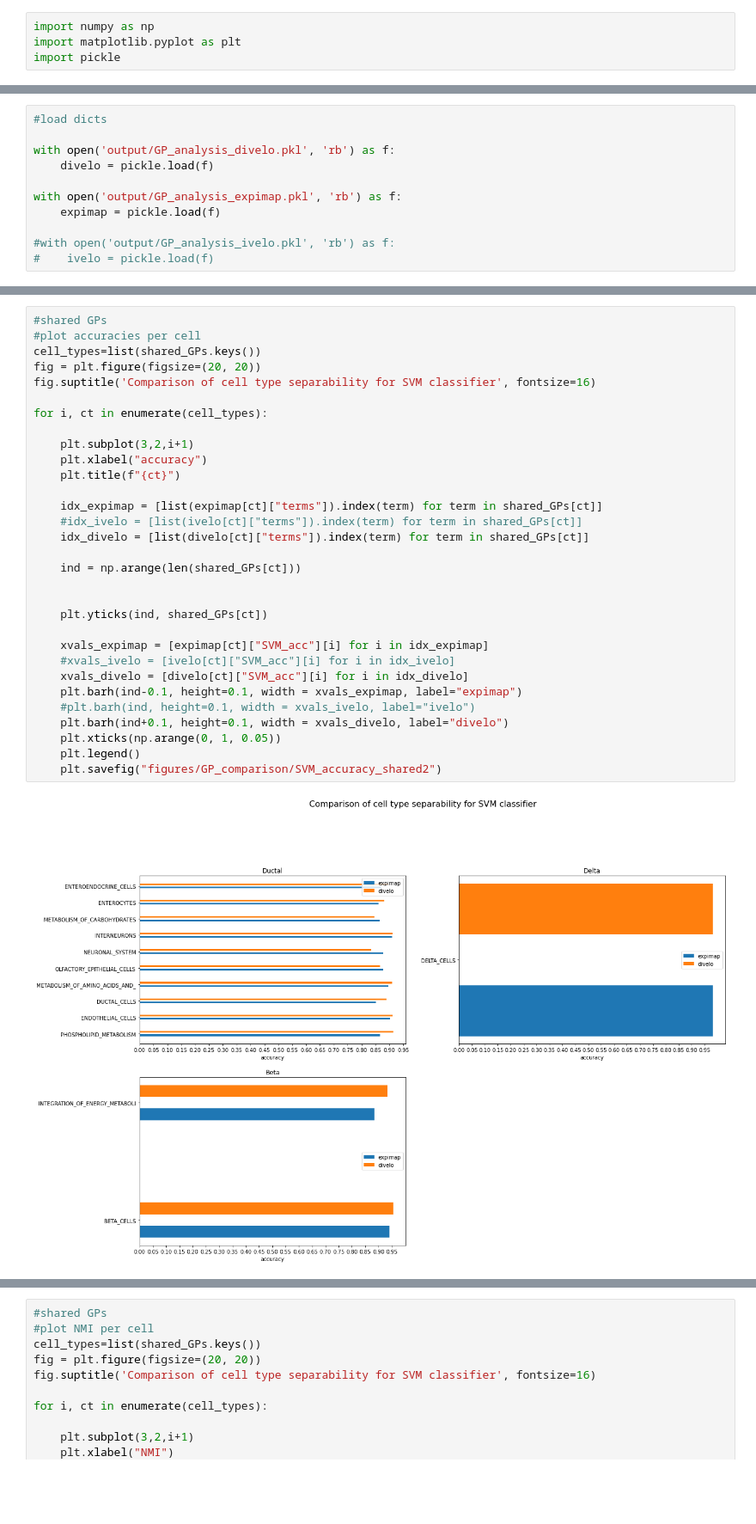
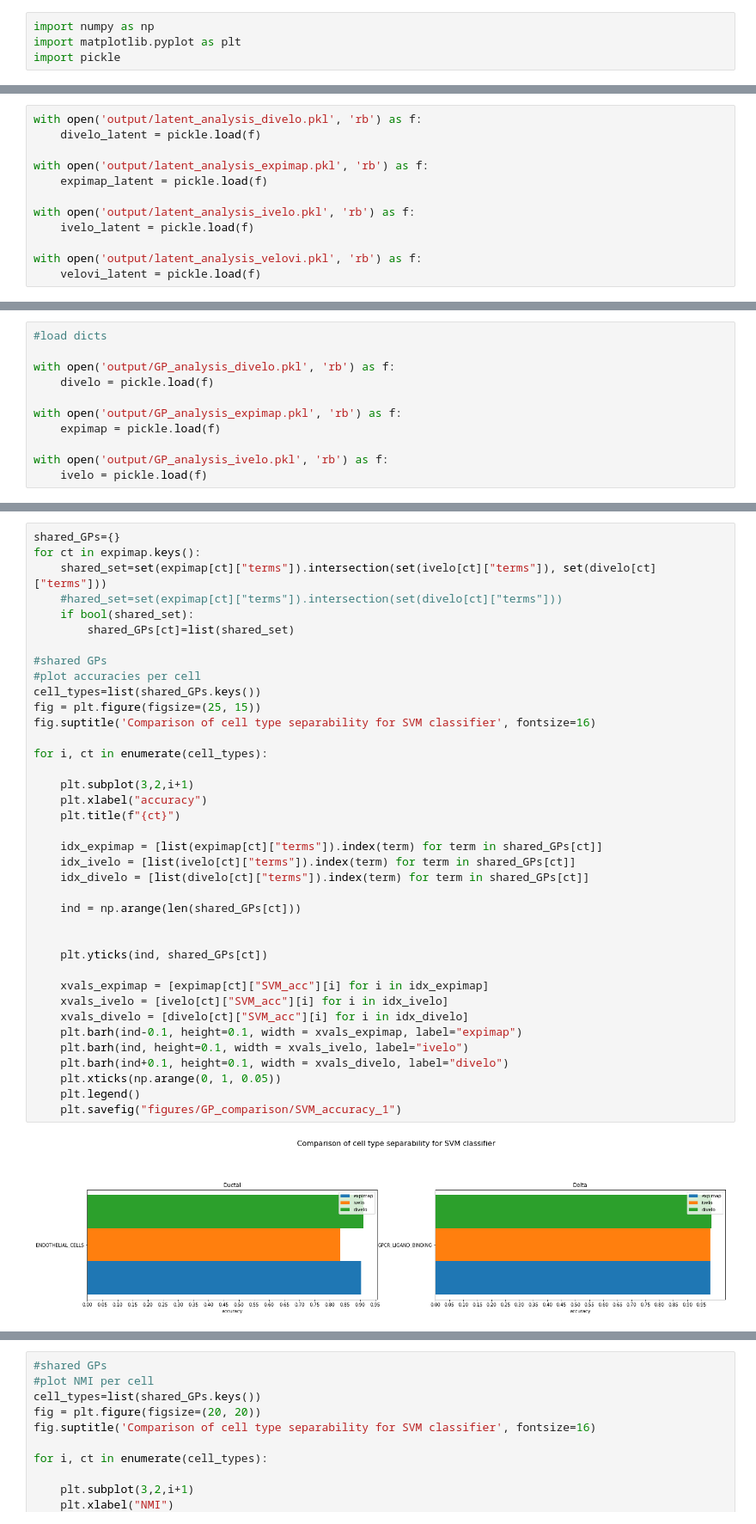
Before and after one commit to chelseabright96/velo_interpret, a Jupyter notebook: velovi/comparison.ipynb, the cells around one changed output, grey strips where cells are left out. Shown: that part at 86% size. Saved outputs shown, nothing was run; the diff lists cells and outputs as text; blank space fills up the shorter version.

Commit message:
add plots

```diff
--- a/velovi/comparison.ipynb
+++ b/velovi/comparison.ipynb
@@ -6,0 +9,12 @@ import pickle
+# %%
+with open('output/latent_analysis_divelo.pkl', 'rb') as f:
+    divelo_latent = pickle.load(f)
+
+with open('output/latent_analysis_expimap.pkl', 'rb') as f:
+    expimap_latent = pickle.load(f)
+
+with open('output/latent_analysis_ivelo.pkl', 'rb') as f:
+    ivelo_latent = pickle.load(f)
+
+with open('output/latent_analysis_velovi.pkl', 'rb') as f:
+    velovi_latent = pickle.load(f)
@@ -13,8 +53,8 @@ with open('output/GP_analysis_divelo.pkl', 'rb') as f:
 with open('output/GP_analysis_expimap.pkl', 'rb') as f:
     expimap = pickle.load(f)
 
-#with open('output/GP_analysis_ivelo.pkl', 'rb') as f:
-#    ivelo = pickle.load(f)
+with open('output/GP_analysis_ivelo.pkl', 'rb') as f:
+    ivelo = pickle.load(f)
 # %%
 #plot no of sig GPs per cell
 
@@ -63,33 +135,40 @@ shared_GPs
 # %%
+shared_GPs={}
+for ct in expimap.keys():
+    shared_set=set(expimap[ct]["terms"]).intersection(set(ivelo[ct]["terms"]), set(divelo[ct]["terms"]))
+    #hared_set=set(expimap[ct]["terms"]).intersection(set(divelo[ct]["terms"]))
+    if bool(shared_set):
+        shared_GPs[ct]=list(shared_set)
+
 #shared GPs
 #plot accuracies per cell
 cell_types=list(shared_GPs.keys())
-fig = plt.figure(figsize=(20, 20))
+fig = plt.figure(figsize=(25, 15))
 fig.suptitle('Comparison of cell type separability for SVM classifier', fontsize=16)
 
 for i, ct in enumerate(cell_types):
 
     plt.subplot(3,2,i+1)
     plt.xlabel("accuracy")
     plt.title(f"{ct}")
 
     idx_expimap = [list(expimap[ct]["terms"]).index(term) for term in shared_GPs[ct]]
-    #idx_ivelo = [list(ivelo[ct]["terms"]).index(term) for term in shared_GPs[ct]]
+    idx_ivelo = [list(ivelo[ct]["terms"]).index(term) for term in shared_GPs[ct]]
     idx_divelo = [list(divelo[ct]["terms"]).index(term) for term in shared_GPs[ct]]
 
     ind = np.arange(len(shared_GPs[ct]))
 
 
     plt.yticks(ind, shared_GPs[ct])
 
     xvals_expimap = [expimap[ct]["SVM_acc"][i] for i in idx_expimap]
-    #xvals_ivelo = [ivelo[ct]["SVM_acc"][i] for i in idx_ivelo]
+    xvals_ivelo = [ivelo[ct]["SVM_acc"][i] for i in idx_ivelo]
     xvals_divelo = [divelo[ct]["SVM_acc"][i] for i in idx_divelo]
     plt.barh(ind-0.1, height=0.1, width = xvals_expimap, label="expimap")
-    #plt.barh(ind, height=0.1, width = xvals_ivelo, label="ivelo")
+    plt.barh(ind, height=0.1, width = xvals_ivelo, label="ivelo")
     plt.barh(ind+0.1, height=0.1, width = xvals_divelo, label="divelo")
     plt.xticks(np.arange(0, 1, 0.05))
     plt.legend()
-    plt.savefig("figures/GP_comparison/SVM_accuracy_shared2")
+    plt.savefig("figures/GP_comparison/SVM_accuracy_1")
 # %% [output]
-[figure, old version]
+[figure, new version]
```
Also changed, not shown: parts of 13 cells of this notebook, 22 other files.
